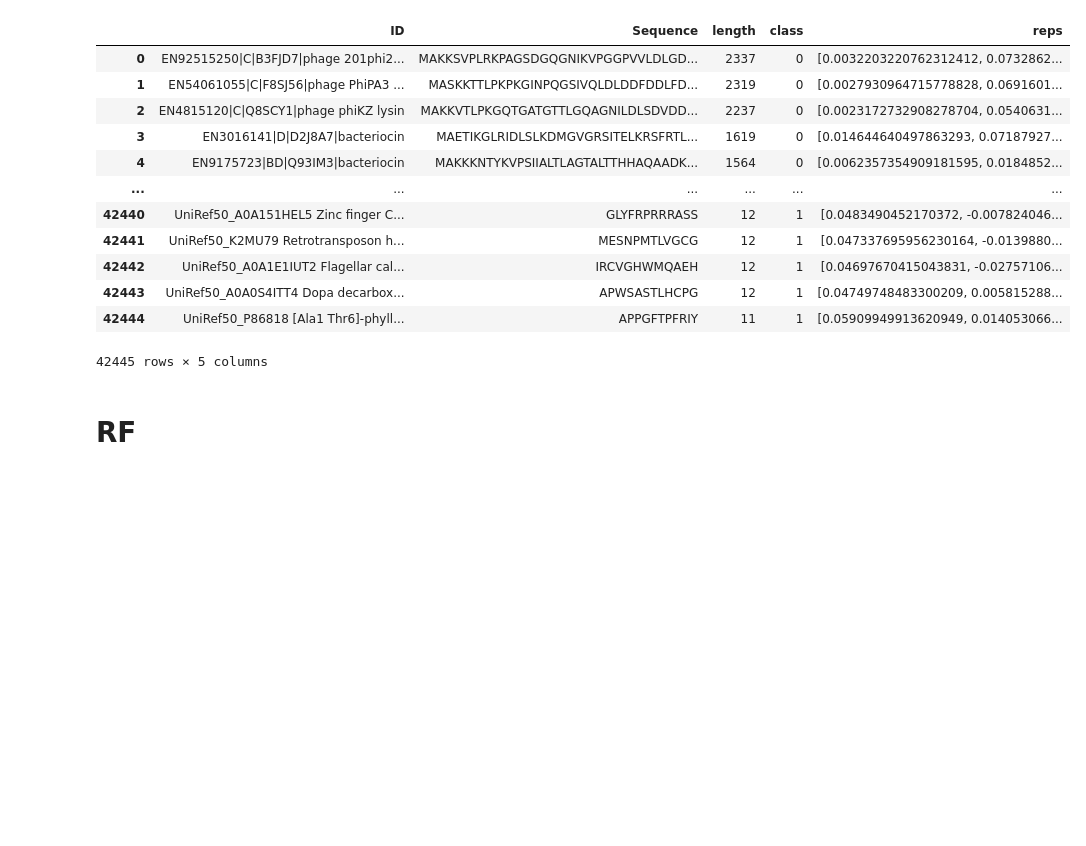
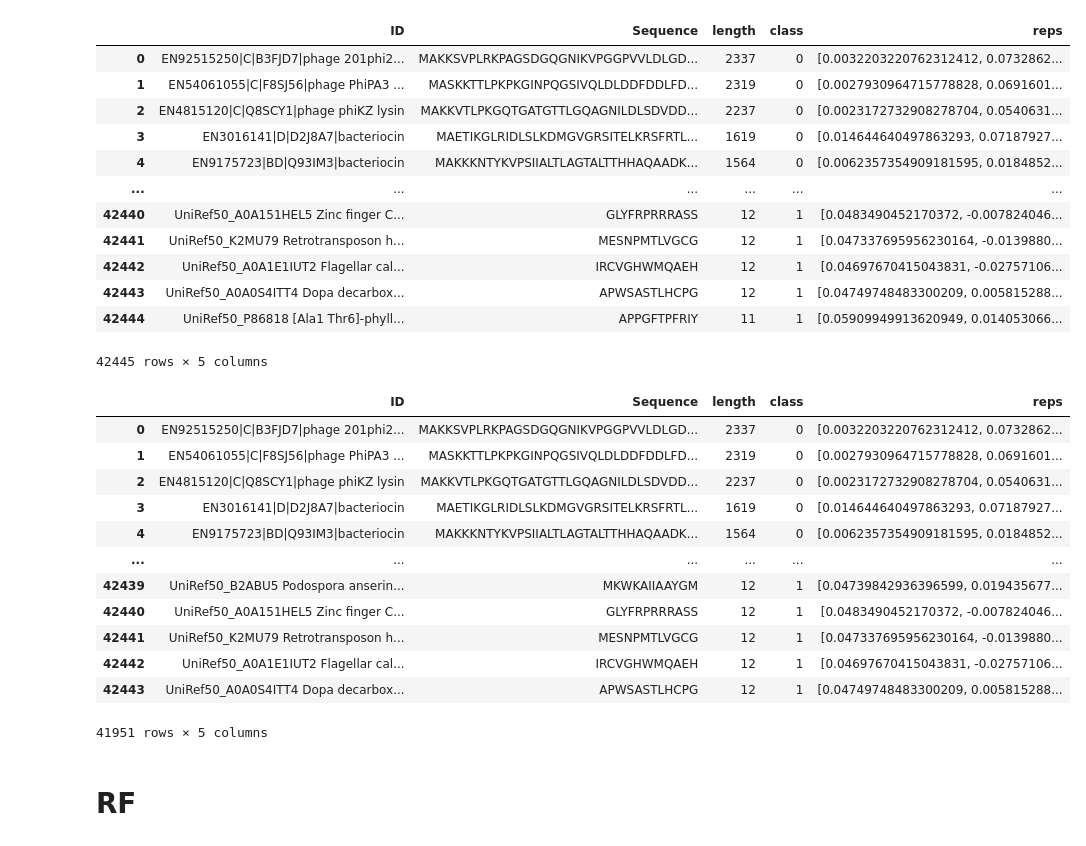
Before and after one commit to silenus092/AMPsDetector, a Jupyter notebook: Models/ML_SVM.ipynb, the cells around one changed output. Drawn from its saved outputs; the diff is of its cells as text; code cells hidden in the pictures; blank space fills up the shorter version.

```diff
--- a/Models/ML_SVM.ipynb
+++ b/Models/ML_SVM.ipynb
@@ -43,6 +43,23 @@ AMPs_df
 | 42443 | UniRef50_A0A0S4ITT4 Dopa decarbox... | APWSASTLHCPG | 12 | 1 | [0.04749748483300209, 0.005815288... |
 | 42444 | UniRef50_P86818 [Ala1 Thr6]-phyll... | APPGFTPFRIY | 11 | 1 | [0.05909949913620949, 0.014053066... |
 42445 rows × 5 columns
+# %%
+AMPs_df.drop_duplicates(subset=['Sequence'],inplace=True)
+AMPs_df
+# %% [output]
+|  | ID | Sequence | length | class | reps |
+| 0 | EN92515250|C|B3FJD7|phage 201phi2... | MAKKSVPLRKPAGSDGQGNIKVPGGPVVLDLGD... | 2337 | 0 | [0.0032203220762312412, 0.0732862... |
+| 1 | EN54061055|C|F8SJ56|phage PhiPA3 ... | MASKKTTLPKPKGINPQGSIVQLDLDDFDDLFD... | 2319 | 0 | [0.0027930964715778828, 0.0691601... |
+| 2 | EN4815120|C|Q8SCY1|phage phiKZ lysin | MAKKVTLPKGQTGATGTTLGQAGNILDLSDVDD... | 2237 | 0 | [0.0023172732908278704, 0.0540631... |
+| 3 | EN3016141|D|D2J8A7|bacteriocin | MAETIKGLRIDLSLKDMGVGRSITELKRSFRTL... | 1619 | 0 | [0.014644640497863293, 0.07187927... |
+| 4 | EN9175723|BD|Q93IM3|bacteriocin | MAKKKNTYKVPSIIALTLAGTALTTHHAQAADK... | 1564 | 0 | [0.0062357354909181595, 0.0184852... |
+| ... | ... | ... | ... | ... | ... |
+| 42439 | UniRef50_B2ABU5 Podospora anserin... | MKWKAIIAAYGM | 12 | 1 | [0.04739842936396599, 0.019435677... |
+| 42440 | UniRef50_A0A151HEL5 Zinc finger C... | GLYFRPRRRASS | 12 | 1 | [0.0483490452170372, -0.007824046... |
+| 42441 | UniRef50_K2MU79 Retrotransposon h... | MESNPMTLVGCG | 12 | 1 | [0.047337695956230164, -0.0139880... |
+| 42442 | UniRef50_A0A1E1IUT2 Flagellar cal... | IRCVGHWMQAEH | 12 | 1 | [0.04697670415043831, -0.02757106... |
+| 42443 | UniRef50_A0A0S4ITT4 Dopa decarbox... | APWSASTLHCPG | 12 | 1 | [0.04749748483300209, 0.005815288... |
+41951 rows × 5 columns
 # %%
 X= np.array(AMPs_df['reps'].to_list())
 y= np.array(AMPs_df['class'].to_list())
```
Also changed, not shown: parts of 2 cells of this notebook, 20 other files.
